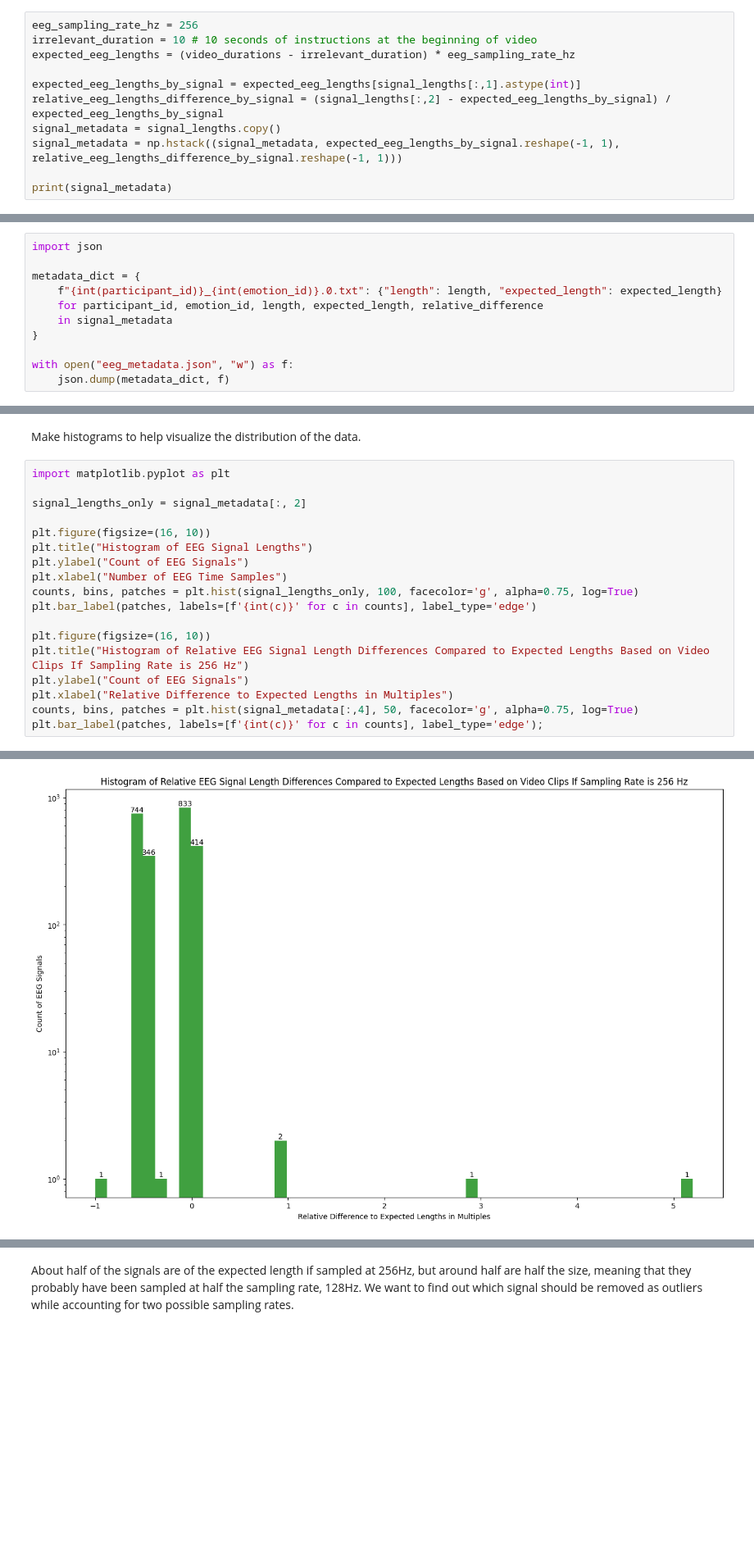
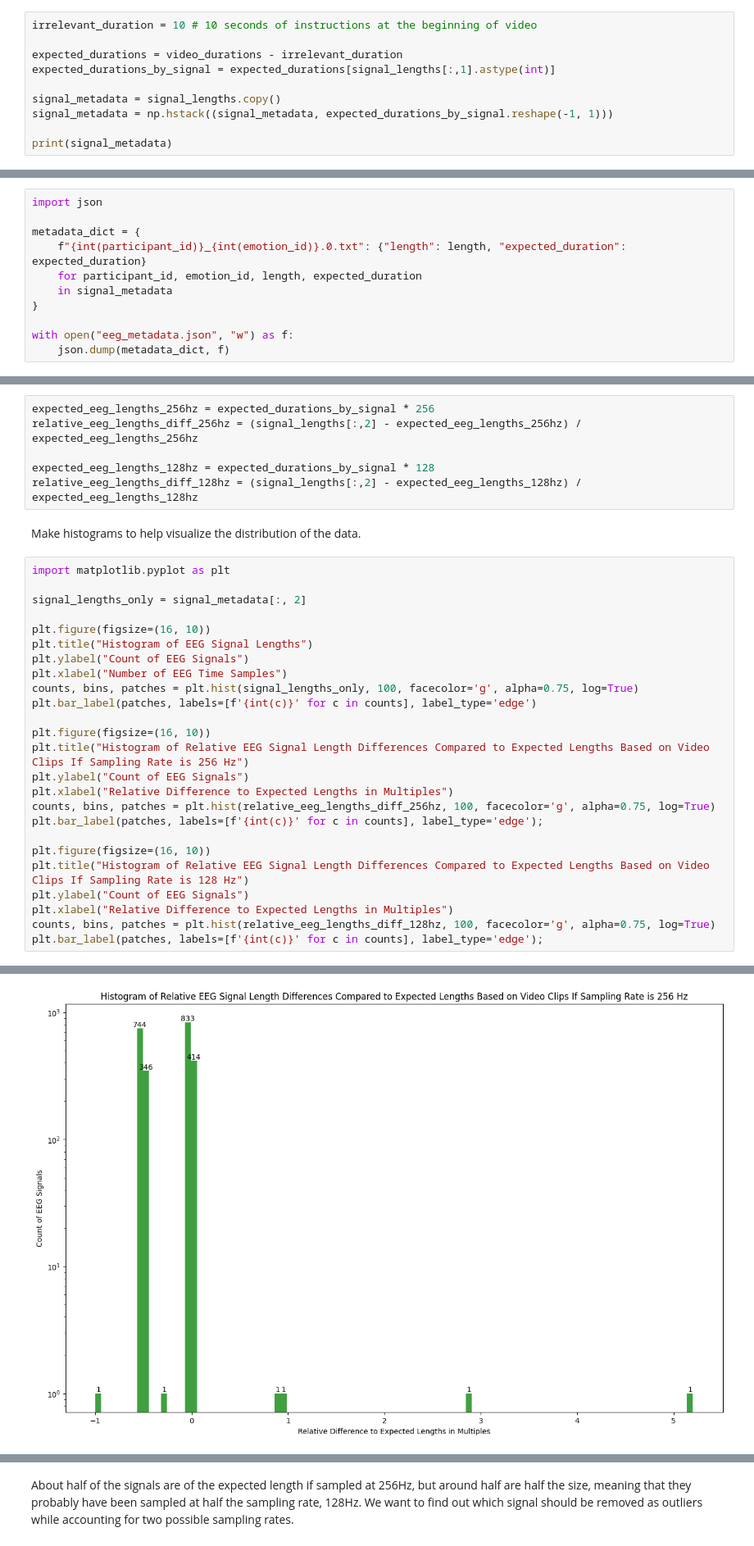
Before and after one commit to yamikazoo/EEG-ML-Emotion-Classifier, a Jupyter notebook: src/data_prepocessing.ipynb, the cells around one changed output, grey strips where cells are left out. Shown at 82% size. Saved outputs shown, nothing was run; the diff lists cells and outputs as text; blank space fills up the shorter version.

Commit message:
save duration instead of samples

```diff
--- a/src/data_prepocessing.ipynb
+++ b/src/data_prepocessing.ipynb
@@ -75,14 +75,13 @@ video_durations = video_durations_by_emotion_id[np.argsort(video_durations_by_em
 # %% [markdown]
 Compute differences from expected EEG signal duration based on the video length.
 # %%
-eeg_sampling_rate_hz = 256
 irrelevant_duration = 10 # 10 seconds of instructions at the beginning of video
-expected_eeg_lengths = (video_durations - irrelevant_duration) * eeg_sampling_rate_hz
 
-expected_eeg_lengths_by_signal = expected_eeg_lengths[signal_lengths[:,1].astype(int)]
-relative_eeg_lengths_difference_by_signal = (signal_lengths[:,2] - expected_eeg_lengths_by_signal) / expected_eeg_lengths_by_signal
+expected_durations = video_durations - irrelevant_duration
+expected_durations_by_signal = expected_durations[signal_lengths[:,1].astype(int)]
+
 signal_metadata = signal_lengths.copy()
-signal_metadata = np.hstack((signal_metadata, expected_eeg_lengths_by_signal.reshape(-1, 1), relative_eeg_lengths_difference_by_signal.reshape(-1, 1)))
+signal_metadata = np.hstack((signal_metadata, expected_durations_by_signal.reshape(-1, 1)))
 
 print(signal_metadata)
 # %% [output]
@@ -105,8 +98,8 @@ Save the expected signal length and relative difference as metadata for the sign
 import json
 
 metadata_dict = {
-    f"{int(participant_id)}_{int(emotion_id)}.0.txt": {"length": length, "expected_length": expected_length}
-    for participant_id, emotion_id, length, expected_length, relative_difference
+    f"{int(participant_id)}_{int(emotion_id)}.0.txt": {"length": length, "expected_duration": expected_duration}
+    for participant_id, emotion_id, length, expected_duration
     in signal_metadata
 }
 
@@ -115,23 +110,36 @@ with open("eeg_metadata.json", "w") as f:
+# %%
+expected_eeg_lengths_256hz = expected_durations_by_signal * 256
+relative_eeg_lengths_diff_256hz = (signal_lengths[:,2] - expected_eeg_lengths_256hz) / expected_eeg_lengths_256hz
+
+expected_eeg_lengths_128hz = expected_durations_by_signal * 128
+relative_eeg_lengths_diff_128hz = (signal_lengths[:,2] - expected_eeg_lengths_128hz) / expected_eeg_lengths_128hz
 # %% [markdown]
 Make histograms to help visualize the distribution of the data.
 # %%
 import matplotlib.pyplot as plt
 
 signal_lengths_only = signal_metadata[:, 2]
 
 plt.figure(figsize=(16, 10))
 plt.title("Histogram of EEG Signal Lengths")
 plt.ylabel("Count of EEG Signals")
 plt.xlabel("Number of EEG Time Samples")
 counts, bins, patches = plt.hist(signal_lengths_only, 100, facecolor='g', alpha=0.75, log=True)
 plt.bar_label(patches, labels=[f'{int(c)}' for c in counts], label_type='edge')
 
 plt.figure(figsize=(16, 10))
 plt.title("Histogram of Relative EEG Signal Length Differences Compared to Expected Lengths Based on Video Clips If Sampling Rate is 256 Hz")
 plt.ylabel("Count of EEG Signals")
 plt.xlabel("Relative Difference to Expected Lengths in Multiples")
-counts, bins, patches = plt.hist(signal_metadata[:,4], 50, facecolor='g', alpha=0.75, log=True)
+counts, bins, patches = plt.hist(relative_eeg_lengths_diff_256hz, 100, facecolor='g', alpha=0.75, log=True)
 plt.bar_label(patches, labels=[f'{int(c)}' for c in counts], label_type='edge');
+
+plt.figure(figsize=(16, 10))
+plt.title("Histogram of Relative EEG Signal Length Differences Compared to Expected Lengths Based on Video Clips If Sampling Rate is 128 Hz")
+plt.ylabel("Count of EEG Signals")
+plt.xlabel("Relative Difference to Expected Lengths in Multiples")
+counts, bins, patches = plt.hist(relative_eeg_lengths_diff_128hz, 100, facecolor='g', alpha=0.75, log=True)
+plt.bar_label(patches, labels=[f'{int(c)}' for c in counts], label_type='edge');
 # %% [output]
 [figure]
-[figure, old version]
+[figure, new version]
```
Also changed, not shown: parts of 7 cells of this notebook.
